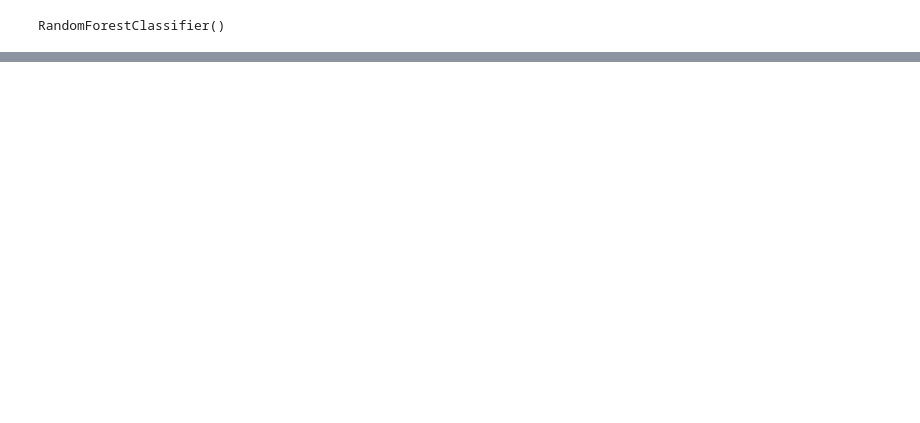
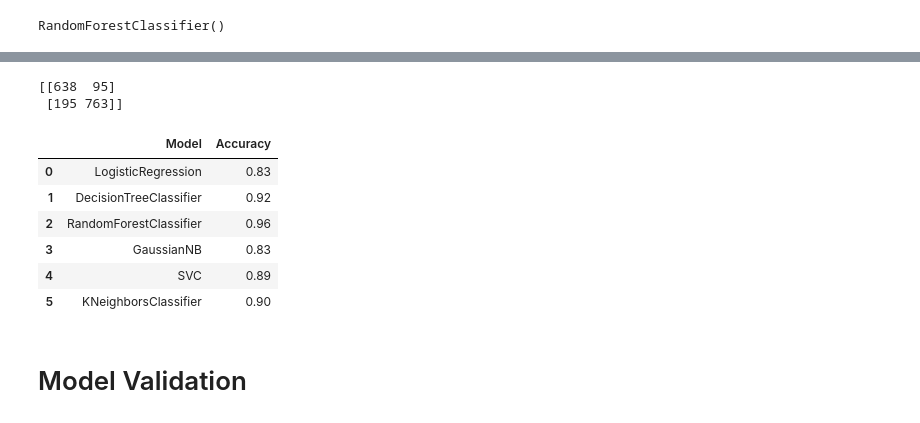
Before and after one commit to niranjankumarnk/ML_Stroke_Prediction-, a Jupyter notebook: Project_work/Notebook.ipynb, the cells around one changed output, grey strips where cells are left out. Drawn from its saved outputs; the diff is of its cells as text; code cells hidden in the pictures; blank space fills up the shorter version.

Commit message:
Model Builded

```diff
--- a/Project_work/Notebook.ipynb
+++ b/Project_work/Notebook.ipynb
@@ -392,0 +451,3 @@ print(confusion_matrix(y_pred, y_test))
+# %%
+naive_bais = GaussianNB()
+naive_bais.fit(X_train, y_train)
@@ -392,0 +456,2 @@ print(confusion_matrix(y_pred, y_test))
+# %%
+y_pred = naive_bais.predict(X_test)
@@ -392,0 +474,35 @@ print(confusion_matrix(y_pred, y_test))
+# %%
+print(confusion_matrix(y_pred, y_test))
+# %% [output]
+[[638  95]
+ [195 763]]
+# %%
+log_reg_model = LogisticRegression()
+Decision_tree_model = DecisionTreeClassifier()
+Random_forest_model = RandomForestClassifier()
+naive_bais_model =GaussianNB()
+svm_model = SVC()
+KNN_model =KNeighborsClassifier()
+# %%
+model_list = [log_reg_model, Decision_tree_model, Random_forest_model,naive_bais_model, svm_model, KNN_model]
+accuracy_list =[]
+model_name = []
+for model in model_list:
+    model.fit(X_train,y_train)
+    y_pred = model.predict(X_test)
+    Accuracy = accuracy_score(y_test, y_pred)
+    accuracy_list.append(Accuracy)
+    model_name.append(model.__class__.__name__)
+# %%
+model_df= pd.DataFrame({'Model':model_name, 'Accuracy':accuracy_list})
+model_df
+# %% [output]
+|  | Model | Accuracy |
+| 0 | LogisticRegression | 0.83 |
+| 1 | DecisionTreeClassifier | 0.92 |
+| 2 | RandomForestClassifier | 0.96 |
+| 3 | GaussianNB | 0.83 |
+| 4 | SVC | 0.89 |
+| 5 | KNeighborsClassifier | 0.90 |
+# %% [markdown]
+# Model Validation
```
Also changed, not shown: parts of 23 cells of this notebook.
